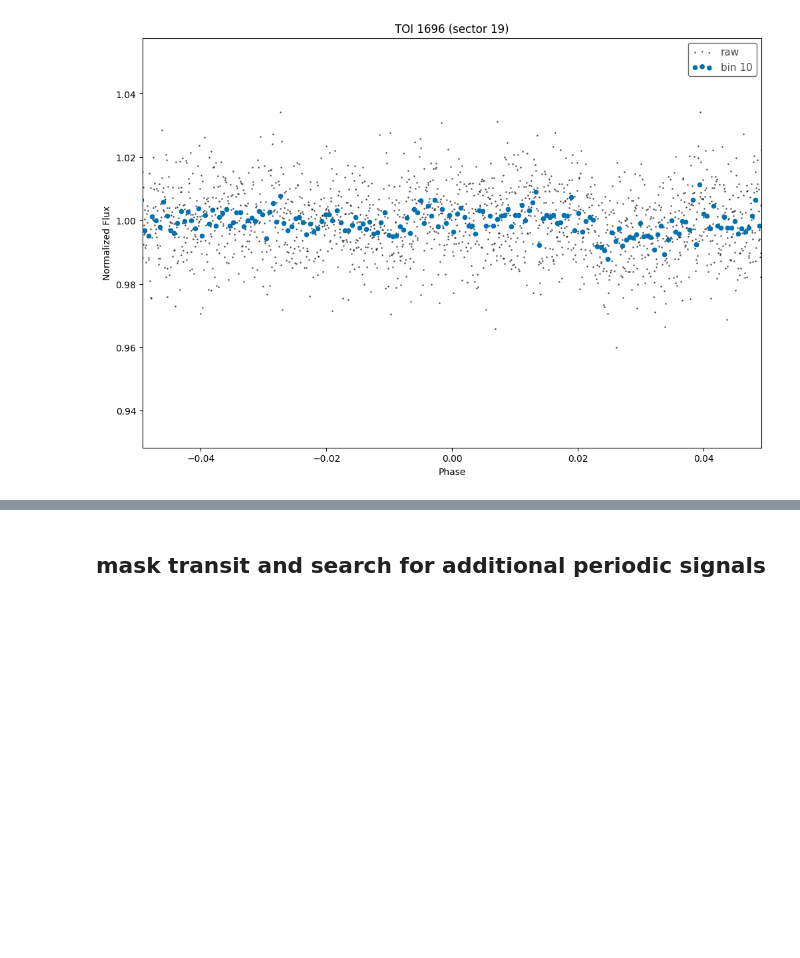
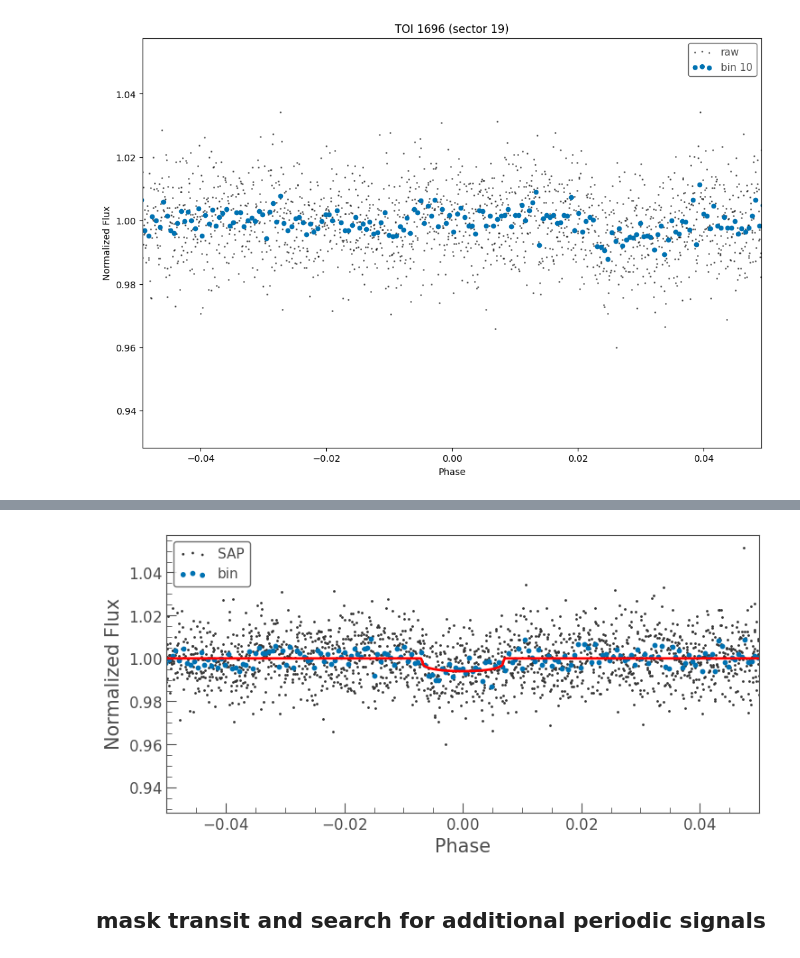
Before and after one commit to jpdeleon/toi1696, a Jupyter notebook: notebooks/TLS_transit_search.ipynb, the cells around one changed output, grey strips where cells are left out. Cells and saved outputs as stored; diff of their text form; code cells hidden in the pictures; blank space fills up the shorter version.

```diff
--- a/notebooks/TLS_transit_search.ipynb
+++ b/notebooks/TLS_transit_search.ipynb
@@ -162,3 +160,19 @@ ax = s.plot_fold_lc(flat,
+# %%
+import matplotlib.pyplot as pl
+
+fold = flat.fold(period=s.toi_period, t0=s.toi_epoch+0.00025)
+ax = fold.scatter(label='SAP')
+_ = fold.bin(10).scatter(ax=ax, label='bin', s=10)
+
+t = s.tls_results['model_folded_phase']-0.5
+f = s.tls_results['model_folded_model']
+ax.plot(t, f, 'r-', lw=2)
+
+ax.set_xlim(-0.05, 0.05)
+
+ax.figure.savefig('../data/lc/tess_sap_folded.pdf', bbox_inches='tight')
+# %% [output]
+[figure, added]
 # %% [markdown]
 ## mask transit and search for additional periodic signals
 # %%
```
Also changed, not shown: parts of 2 cells of this notebook, 29 other files.
